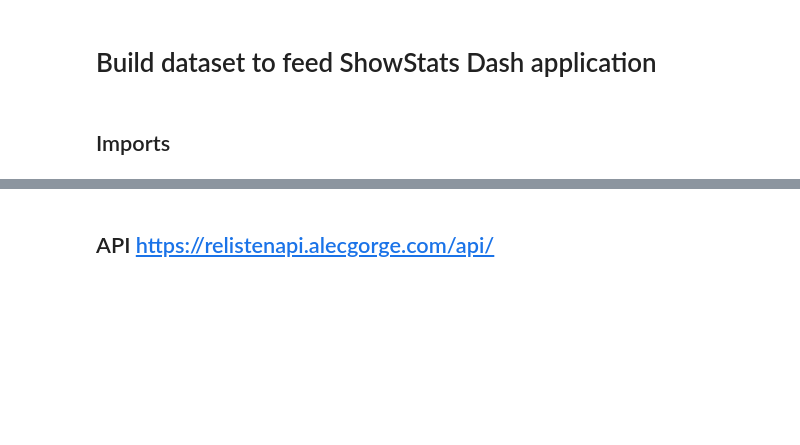
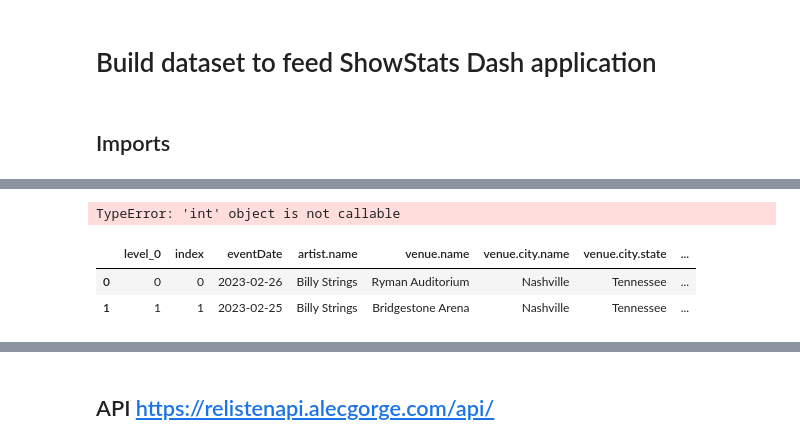
Before and after one commit to bkmurph/ShowStats, a Jupyter notebook: create_dataset/get_data.ipynb, the cells around one changed output, grey strips where cells are left out. Saved outputs shown, nothing was run; the diff lists cells and outputs as text; code cells hidden in the pictures; blank space fills up the shorter version.

```diff
--- a/create_dataset/get_data.ipynb
+++ b/create_dataset/get_data.ipynb
@@ -17,0 +156,27 @@ warnings.simplefilter(action='ignore', category=FutureWarning)
+# %%
+for i in range(0, len(numba_2)):
+    please = tmp.iloc[[i]]
+
+    # bs = please['sets.set'][0]
+    # print(bs)
+
+    # for l in range(0, len(bs)):
+    #     print(l)
+    #     json = please['sets.set'][0][l]['song']#[2]['name']
+    #     print(len(json))
+
+    for j in range(0, len(json)):
+        print(json[j]['name'])
+
+    # print(json)
+
+    # for song in json[]
+    # print(tmp['sets.set'][i][0]['song'][0]['name'])
+# %% [output]
+TypeError: 'int' object is not callable
+# %%
+numba_2.head(2)
+# %% [output]
+|  | level_0 | index | eventDate | artist.name | venue.name | venue.city.name | venue.city.state | ... |
+| 0 | 0 | 0 | 2023-02-26 | Billy Strings | Ryman Auditorium | Nashville | Tennessee | ... |
+| 1 | 1 | 1 | 2023-02-25 | Billy Strings | Bridgestone Arena | Nashville | Tennessee | ... |
```
Also changed, not shown: parts of 20 cells of this notebook, 4 other files.
